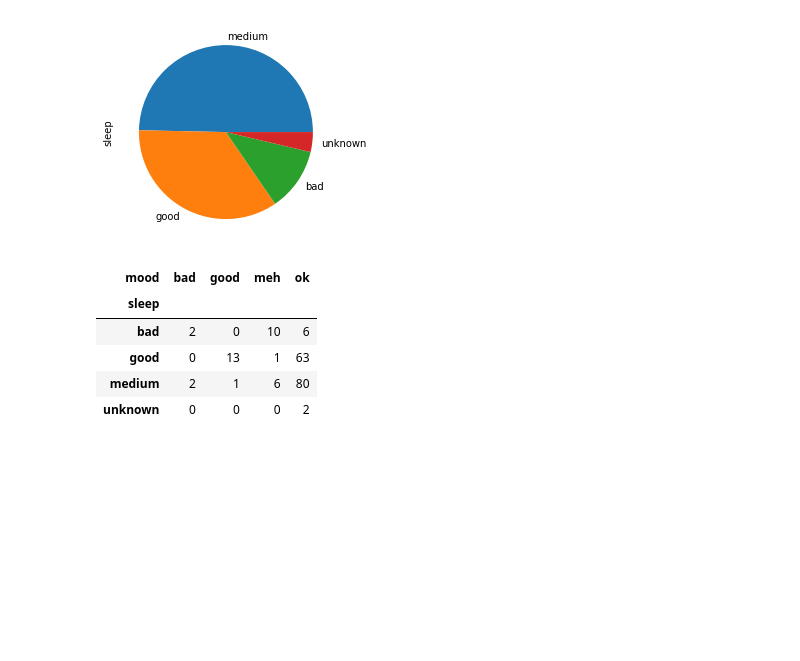
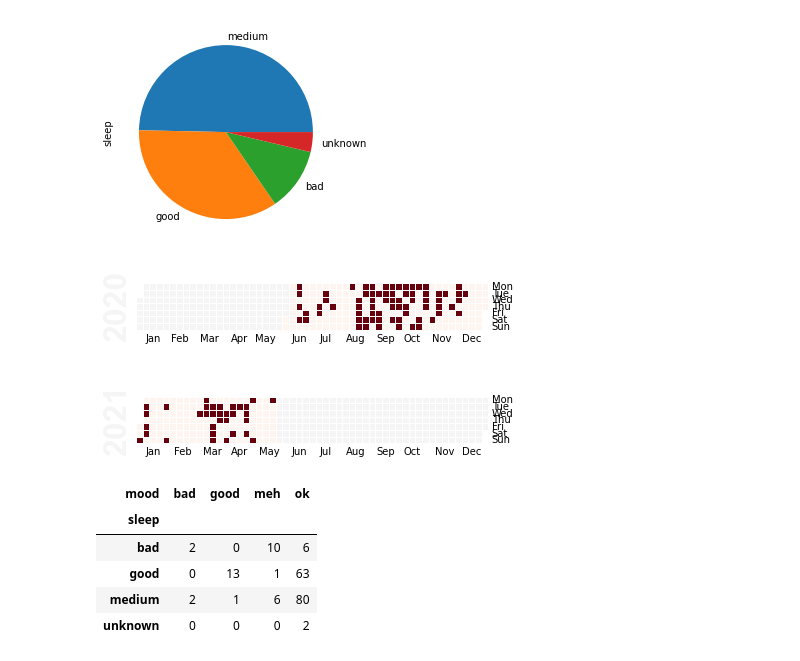
Before and after one commit to mpinkerton-oasis/AdsHackathon2021, a Jupyter notebook: fb_sleep_eda/sleep_eda.ipynb, the cells around one changed output. Drawn from its saved outputs; the diff is of its cells as text; code cells hidden in the pictures; blank space fills up the shorter version.

```diff
--- a/fb_sleep_eda/sleep_eda.ipynb
+++ b/fb_sleep_eda/sleep_eda.ipynb
@@ -94,6 +94,21 @@ general_data['sleep'].value_counts().plot(kind='pie')
 # %% [output]
 <AxesSubplot:ylabel='sleep'>
 [figure]
+# %%
+
+import matplotlib as mpl
+import calmap
+
+df = general_data.copy()
+df['Datetime'] = pd.to_datetime(df['date'])
+
+df = df.set_index('Datetime')
+
+# # Plot
+calmap.calendarplot(df['sleep']=='good')
+plt.show()
+# %% [output]
+[figure, added]
 # %%
 run_day_before = pd.DataFrame(
     {
```
Also changed, not shown: parts of 3 cells of this notebook, 1 other file.
